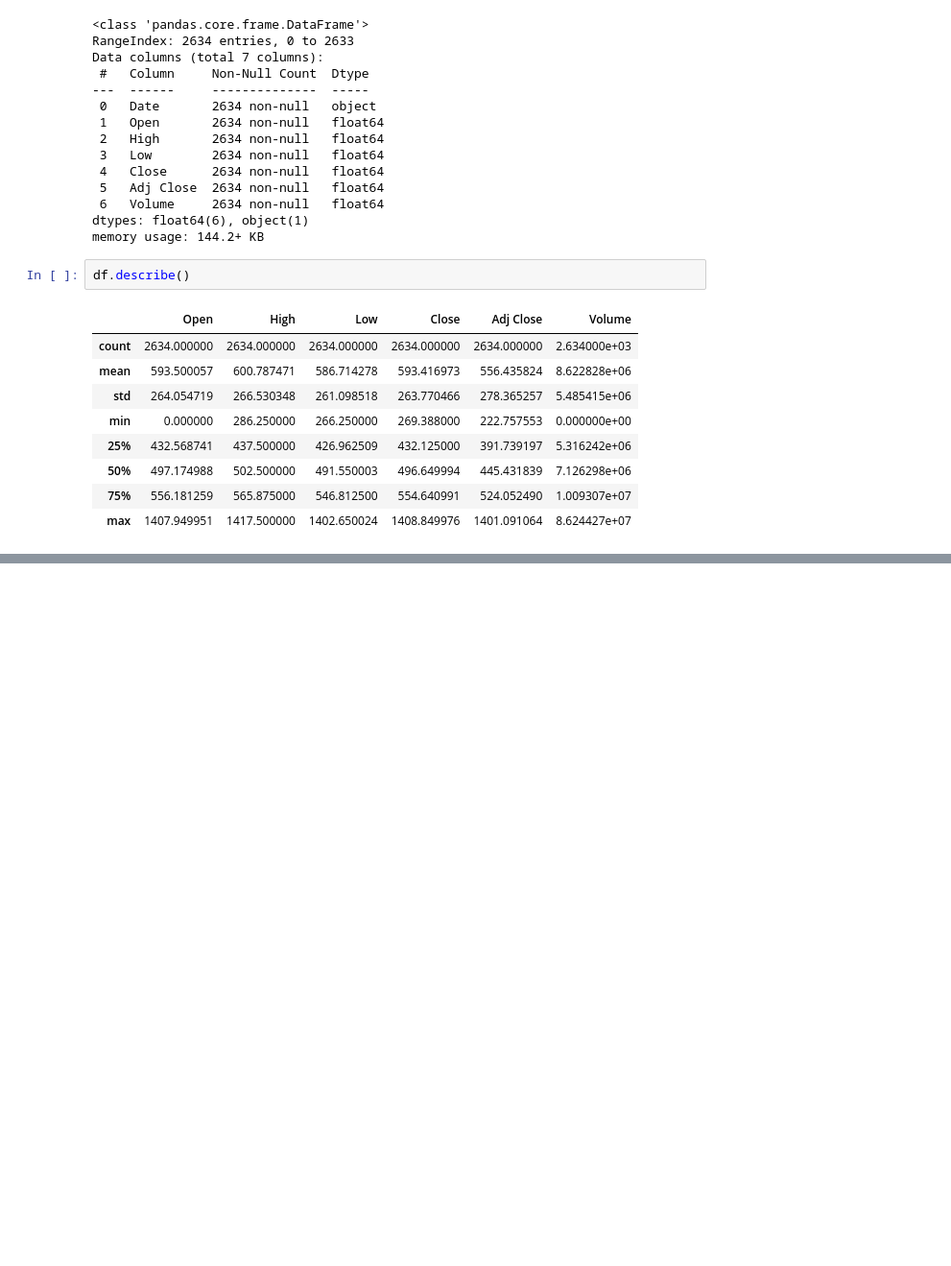
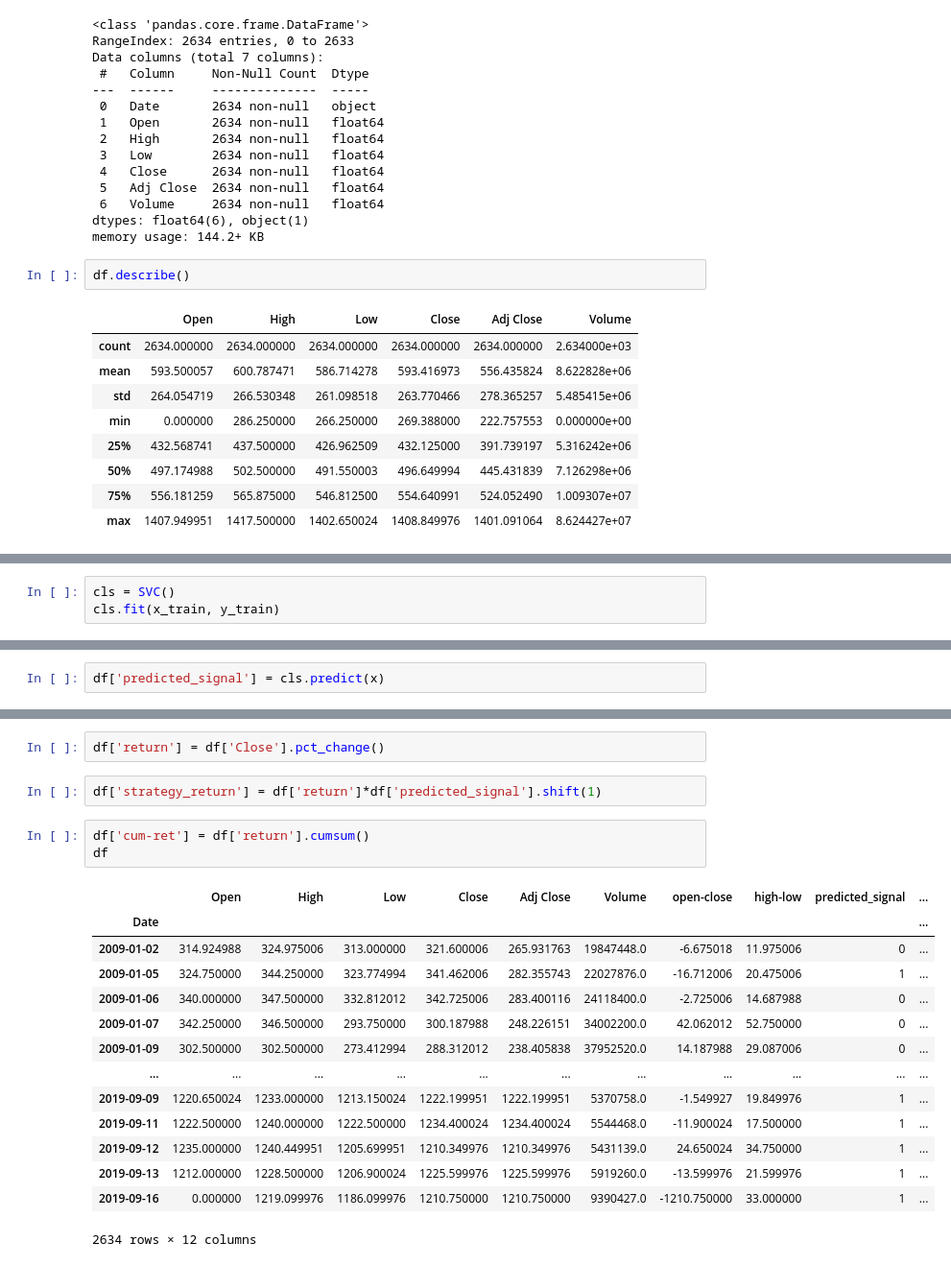
Before and after one commit to rizz045/Prediction-Of-Stock-Price-Direction-Using-SVM, a Jupyter notebook: Prediction Of Stock Price Direction Using SVM.ipynb, the cells around one changed output, grey strips where cells are left out. Shown at 96% size. Drawn from its saved outputs; the diff is of its cells as text; blank space fills up the shorter version.

```diff
--- a/Prediction Of Stock Price Direction Using SVM.ipynb
+++ b/Prediction Of Stock Price Direction Using SVM.ipynb
@@ -78,0 +111,3 @@ Date
+# %%
+cls = SVC()
+cls.fit(x_train, y_train)
@@ -78,0 +116,2 @@ Date
+# %%
+df['predicted_signal'] = cls.predict(x)
@@ -78,0 +129,22 @@ Date
+# %%
+df['return'] = df['Close'].pct_change()
+# %%
+df['strategy_return'] = df['return']*df['predicted_signal'].shift(1)
+# %%
+df['cum-ret'] = df['return'].cumsum()
+df
+# %% [output]
+|  | Open | High | Low | Close | Adj Close | Volume | open-close | high-low | predicted_signal | ... |
+| Date |  |  |  |  |  |  |  |  |  | ... |
+| 2009-01-02 | 314.924988 | 324.975006 | 313.000000 | 321.600006 | 265.931763 | 19847448.0 | -6.675018 | 11.975006 | 0 | ... |
+| 2009-01-05 | 324.750000 | 344.250000 | 323.774994 | 341.462006 | 282.355743 | 22027876.0 | -16.712006 | 20.475006 | 1 | ... |
+| 2009-01-06 | 340.000000 | 347.500000 | 332.812012 | 342.725006 | 283.400116 | 24118400.0 | -2.725006 | 14.687988 | 0 | ... |
+| 2009-01-07 | 342.250000 | 346.500000 | 293.750000 | 300.187988 | 248.226151 | 34002200.0 | 42.062012 | 52.750000 | 0 | ... |
+| 2009-01-09 | 302.500000 | 302.500000 | 273.412994 | 288.312012 | 238.405838 | 37952520.0 | 14.187988 | 29.087006 | 0 | ... |
+| ... | ... | ... | ... | ... | ... | ... | ... | ... | ... | ... |
+| 2019-09-09 | 1220.650024 | 1233.000000 | 1213.150024 | 1222.199951 | 1222.199951 | 5370758.0 | -1.549927 | 19.849976 | 1 | ... |
+| 2019-09-11 | 1222.500000 | 1240.000000 | 1222.500000 | 1234.400024 | 1234.400024 | 5544468.0 | -11.900024 | 17.500000 | 1 | ... |
+| 2019-09-12 | 1235.000000 | 1240.449951 | 1205.699951 | 1210.349976 | 1210.349976 | 5431139.0 | 24.650024 | 34.750000 | 1 | ... |
+| 2019-09-13 | 1212.000000 | 1228.500000 | 1206.900024 | 1225.599976 | 1225.599976 | 5919260.0 | -13.599976 | 21.599976 | 1 | ... |
+| 2019-09-16 | 0.000000 | 1219.099976 | 1186.099976 | 1210.750000 | 1210.750000 | 9390427.0 | -1210.750000 | 33.000000 | 1 | ... |
+2634 rows × 12 columns
```
Also changed, not shown: parts of 13 cells of this notebook.
